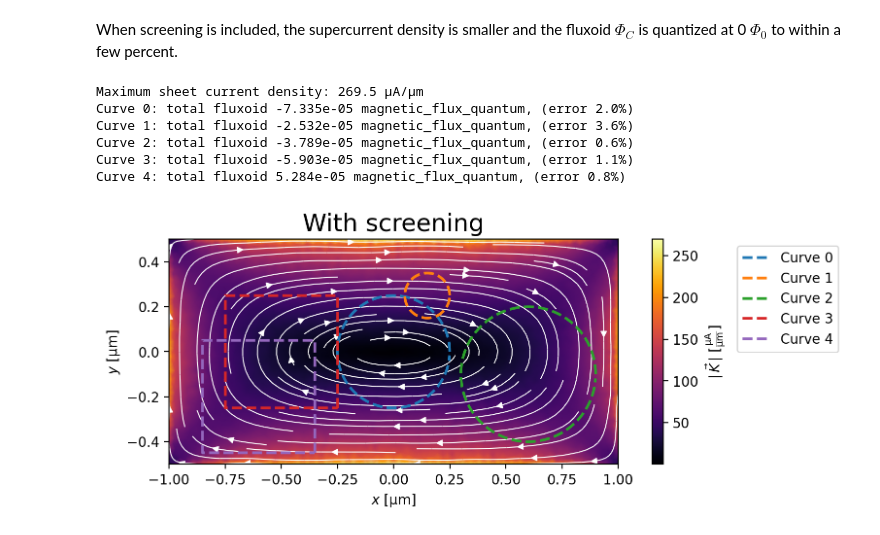
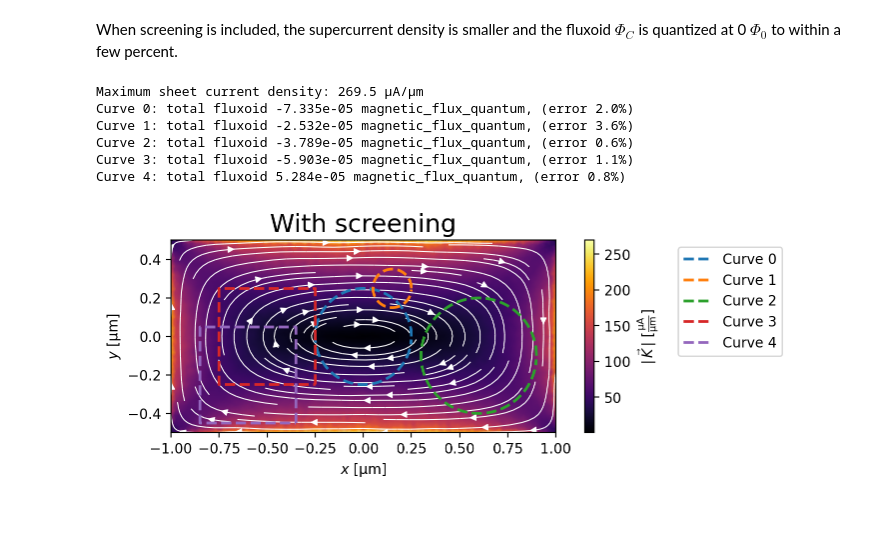
Before and after one commit to loganbvh/py-tdgl, a Jupyter notebook: docs/notebooks/screening.ipynb, the cells around one changed output. Saved outputs shown, nothing was run; the diff lists cells and outputs as text; code cells hidden in the pictures.

```diff
--- a/docs/notebooks/screening.ipynb
+++ b/docs/notebooks/screening.ipynb
@@ -53,7 +55,7 @@ os.environ["OPENBLAS_NUM_THREADS"] = "1"
 import matplotlib.pyplot as plt
 import numpy as np
 
-plt.rcParams["figure.figsize"] = (5, 4)
+plt.rcParams["figure.figsize"] = (7.5, 2.5)
 
 import tdgl
 from tdgl.geometry import box, circle
@@ -137,7 +139,7 @@ K = no_screening_solution.current_density
 K_max = np.sqrt(K[:, 0]**2 + K[:, 1]**2).max()
 print(f"Maximum sheet current density: {K_max:.1f~P}")
 
-fig, ax = no_screening_solution.plot_currents(figsize=(9, 3))
+fig, ax = no_screening_solution.plot_currents()
 _ = ax.set_title("No screening", fontsize=18)
 for i, curve in enumerate(fluxoid_curves):
     fluxoid = no_screening_solution.polygon_fluxoid(curve)
@@ -146,7 +148,7 @@ for i, curve in enumerate(fluxoid_curves):
     print(f"Curve {i}: total fluxoid {sum(fluxoid):.3e}, (error {100* error:.1f}%)")
     ax.plot(*curve.T, "--", lw=2, label=f"Curve {i}")
 
-_ = ax.legend(bbox_to_anchor=(1.25, 1), loc="upper left")
+_ = ax.legend(bbox_to_anchor=(1.3, 1), loc="upper left")
 # %% [output]
 Maximum sheet current density: 449.9 µA/µm
 Curve 0: total fluxoid -1.260e-02 magnetic_flux_quantum, (error 392.6%)
@@ -173,27 +175,27 @@ When screening is included, the supercurrent density is smaller and the fluxoid
 # %%
 K = screening_solution.current_density
 K_max = np.sqrt(K[:, 0]**2 + K[:, 1]**2).max()
 print(f"Maximum sheet current density: {K_max:.1f~P}")
 
-fig, ax = screening_solution.plot_currents(figsize=(9, 3))
+fig, ax = screening_solution.plot_currents()
 _ = ax.set_title("With screening", fontsize=18)
 
 for i, curve in enumerate(fluxoid_curves):
     ax.plot(*curve.T, "--", lw=2, label=f"Curve {i}")
     fluxoid = screening_solution.polygon_fluxoid(curve)
     total_fluxoid = sum(fluxoid).magnitude
     error = abs(total_fluxoid / fluxoid.flux_part.magnitude)
     print(f"Curve {i}: total fluxoid {sum(fluxoid):.3e}, (error {100 * error:.1f}%)")
 
-_ = ax.legend(bbox_to_anchor=(1.25, 1), loc="upper left")
+_ = ax.legend(bbox_to_anchor=(1.3, 1), loc="upper left")
 # %% [output]
 Maximum sheet current density: 269.5 µA/µm
 Curve 0: total fluxoid -7.335e-05 magnetic_flux_quantum, (error 2.0%)
 Curve 1: total fluxoid -2.532e-05 magnetic_flux_quantum, (error 3.6%)
 Curve 2: total fluxoid -3.789e-05 magnetic_flux_quantum, (error 0.6%)
 Curve 3: total fluxoid -5.903e-05 magnetic_flux_quantum, (error 1.1%)
 Curve 4: total fluxoid 5.284e-05 magnetic_flux_quantum, (error 0.8%)
-[figure, old version]
+[figure, new version]
 # %%
 tdgl.version_table()
 # %% [output]
```
Also changed, not shown: parts of 4 cells of this notebook.
